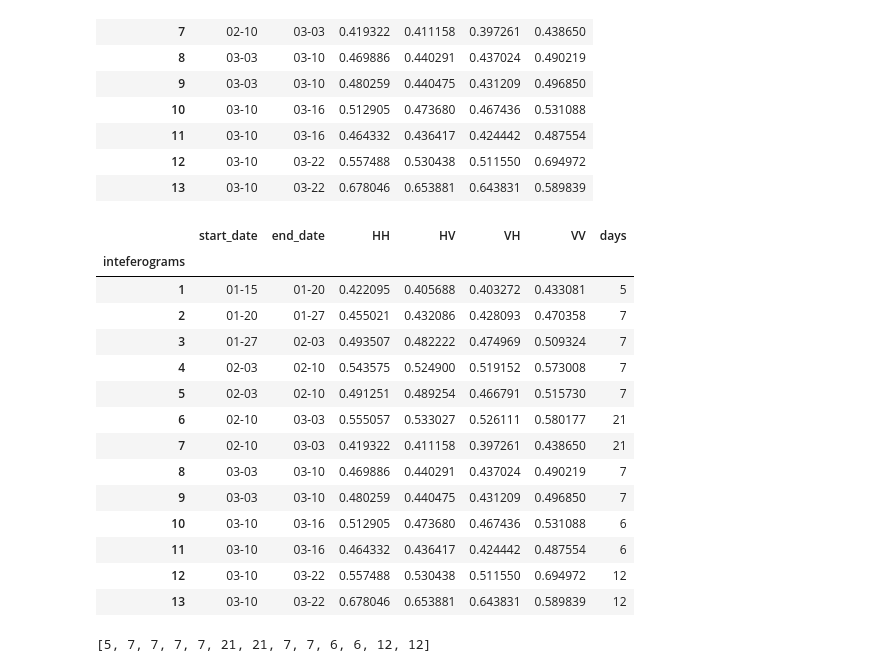
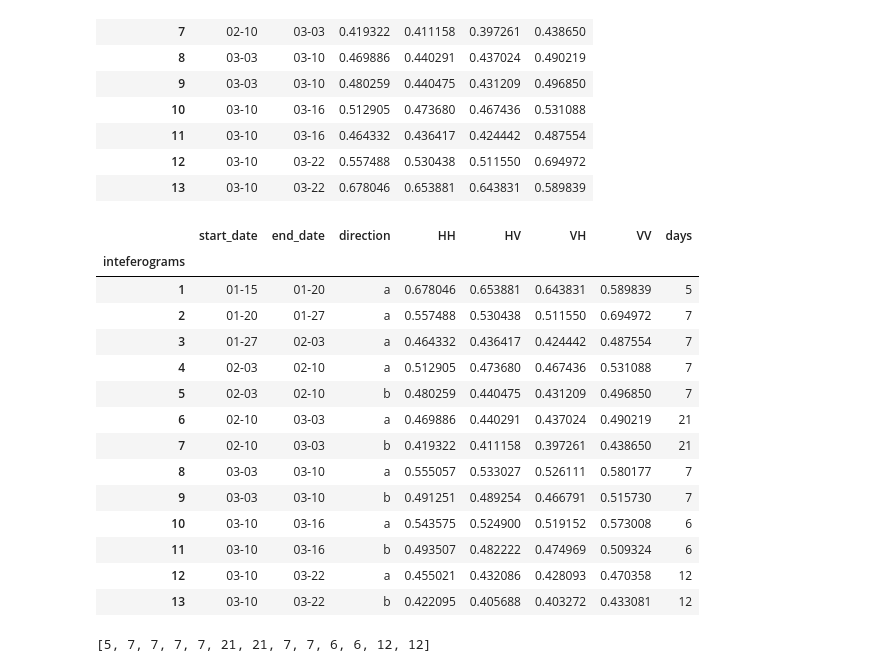
Before and after one commit to Surfix/snow-analytics, a Jupyter notebook: lowman/notebooks/2_Coherence_plot.ipynb, the cells around one changed output. Saved outputs shown, nothing was run; the diff lists cells and outputs as text; code cells hidden in the pictures.

```diff
--- a/lowman/notebooks/2_Coherence_plot.ipynb
+++ b/lowman/notebooks/2_Coherence_plot.ipynb
@@ -127,0 +150,22 @@ number of HH, HV, VH and VV coherence files are: 13 13 13 13
+# %%
+#Create a dataframe of date range that matches the coherence files
+
+int_dates = [
+            [13, '03-10', '03-22', 'b'],
+            [12, '03-10', '03-22', 'a'],
+            [11, '03-10', '03-16', 'b'],
+            [10, '03-10', '03-16', 'a'],
+                [9, '03-03', '03-10', 'b'],
+                [8, '03-03', '03-10', 'a'],
+                [7, '02-10', '03-03', 'b'],
+                [6, '02-10', '03-03', 'a'],
+                [5, '02-03', '02-10', 'b'],
+                [4, '02-03', '02-10', 'a'],
+                [3, '01-27', '02-03', 'a'],
+                [2, '01-20', '01-27', 'a'],
+                [1, '01-15', '01-20', 'a']
+                ]
+
+coh_df = pd.DataFrame(int_dates, columns= ['inteferograms', 'start_date', 'end_date', 'direction']).set_index('inteferograms')
+
+coh_df
@@ -162,23 +222,27 @@ coh_df
 # %%
 #find the date difference between the start and end dates for each interferogram
 coh_df['days'] = (pd.to_datetime(coh_df['end_date'], format='%m-%d') - pd.to_datetime(coh_df['start_date'], format='%m-%d')).dt.days
+
+#sort the dataframe by interferogram number
+coh_df = coh_df.sort_values(by='inteferograms')
+
 coh_df
 # %% [output]
-|  | start_date | end_date | HH | HV | VH | VV | days |
-| inteferograms |  |  |  |  |  |  |  |
-| 1 | 01-15 | 01-20 | 0.422095 | 0.405688 | 0.403272 | 0.433081 | 5 |
-| 2 | 01-20 | 01-27 | 0.455021 | 0.432086 | 0.428093 | 0.470358 | 7 |
-| 3 | 01-27 | 02-03 | 0.493507 | 0.482222 | 0.474969 | 0.509324 | 7 |
-| 4 | 02-03 | 02-10 | 0.543575 | 0.524900 | 0.519152 | 0.573008 | 7 |
-| 5 | 02-03 | 02-10 | 0.491251 | 0.489254 | 0.466791 | 0.515730 | 7 |
-| 6 | 02-10 | 03-03 | 0.555057 | 0.533027 | 0.526111 | 0.580177 | 21 |
-| 7 | 02-10 | 03-03 | 0.419322 | 0.411158 | 0.397261 | 0.438650 | 21 |
-| 8 | 03-03 | 03-10 | 0.469886 | 0.440291 | 0.437024 | 0.490219 | 7 |
-| 9 | 03-03 | 03-10 | 0.480259 | 0.440475 | 0.431209 | 0.496850 | 7 |
-| 10 | 03-10 | 03-16 | 0.512905 | 0.473680 | 0.467436 | 0.531088 | 6 |
-| 11 | 03-10 | 03-16 | 0.464332 | 0.436417 | 0.424442 | 0.487554 | 6 |
-| 12 | 03-10 | 03-22 | 0.557488 | 0.530438 | 0.511550 | 0.694972 | 12 |
-| 13 | 03-10 | 03-22 | 0.678046 | 0.653881 | 0.643831 | 0.589839 | 12 |
+|  | start_date | end_date | direction | HH | HV | VH | VV | days |
+| inteferograms |  |  |  |  |  |  |  |  |
+| 1 | 01-15 | 01-20 | a | 0.678046 | 0.653881 | 0.643831 | 0.589839 | 5 |
+| 2 | 01-20 | 01-27 | a | 0.557488 | 0.530438 | 0.511550 | 0.694972 | 7 |
+| 3 | 01-27 | 02-03 | a | 0.464332 | 0.436417 | 0.424442 | 0.487554 | 7 |
+| 4 | 02-03 | 02-10 | a | 0.512905 | 0.473680 | 0.467436 | 0.531088 | 7 |
+| 5 | 02-03 | 02-10 | b | 0.480259 | 0.440475 | 0.431209 | 0.496850 | 7 |
+| 6 | 02-10 | 03-03 | a | 0.469886 | 0.440291 | 0.437024 | 0.490219 | 21 |
+| 7 | 02-10 | 03-03 | b | 0.419322 | 0.411158 | 0.397261 | 0.438650 | 21 |
+| 8 | 03-03 | 03-10 | a | 0.555057 | 0.533027 | 0.526111 | 0.580177 | 7 |
+| 9 | 03-03 | 03-10 | b | 0.491251 | 0.489254 | 0.466791 | 0.515730 | 7 |
+| 10 | 03-10 | 03-16 | a | 0.543575 | 0.524900 | 0.519152 | 0.573008 | 6 |
+| 11 | 03-10 | 03-16 | b | 0.493507 | 0.482222 | 0.474969 | 0.509324 | 6 |
+| 12 | 03-10 | 03-22 | a | 0.455021 | 0.432086 | 0.428093 | 0.470358 | 12 |
+| 13 | 03-10 | 03-22 | b | 0.422095 | 0.405688 | 0.403272 | 0.433081 | 12 |
 # %%
 #save dataframe to csv
 coh_df.to_csv('coherence_dataframe.csv')
```
Also changed, not shown: parts of 5 cells of this notebook.
